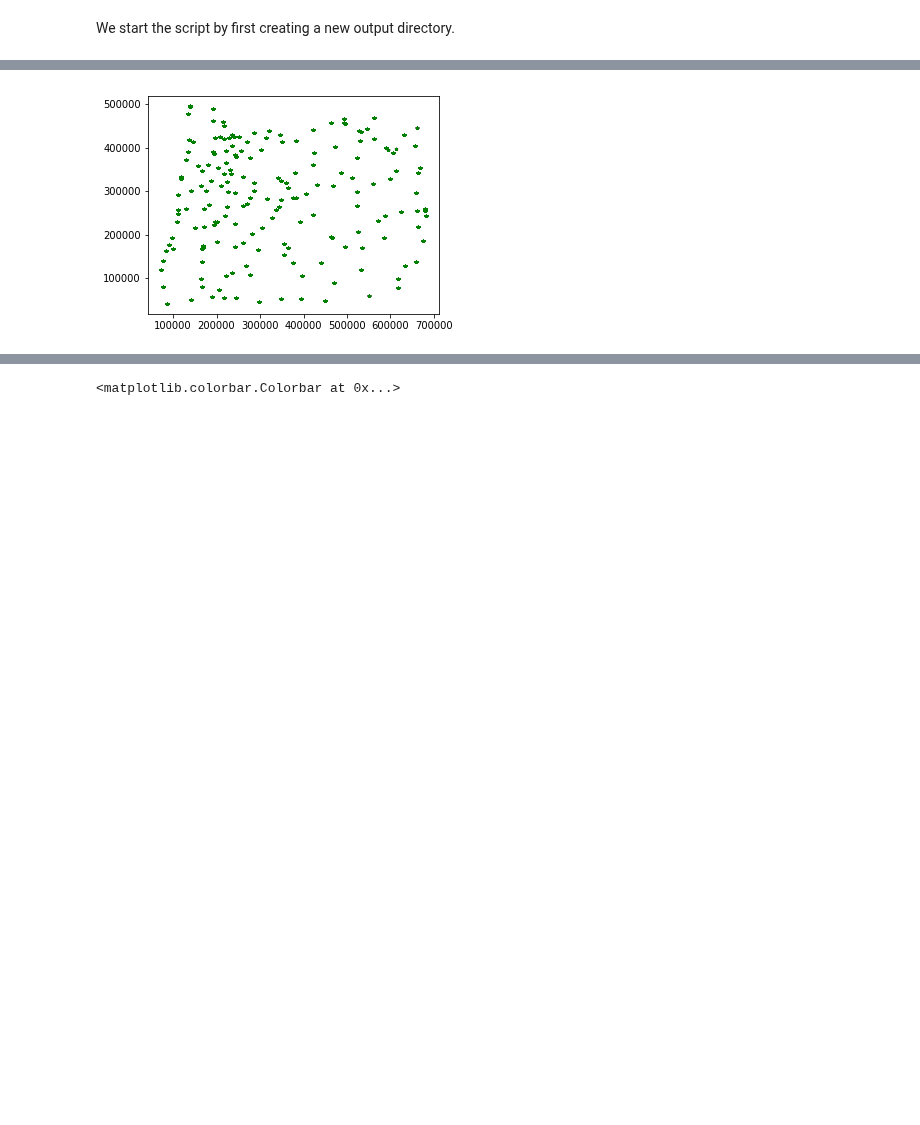
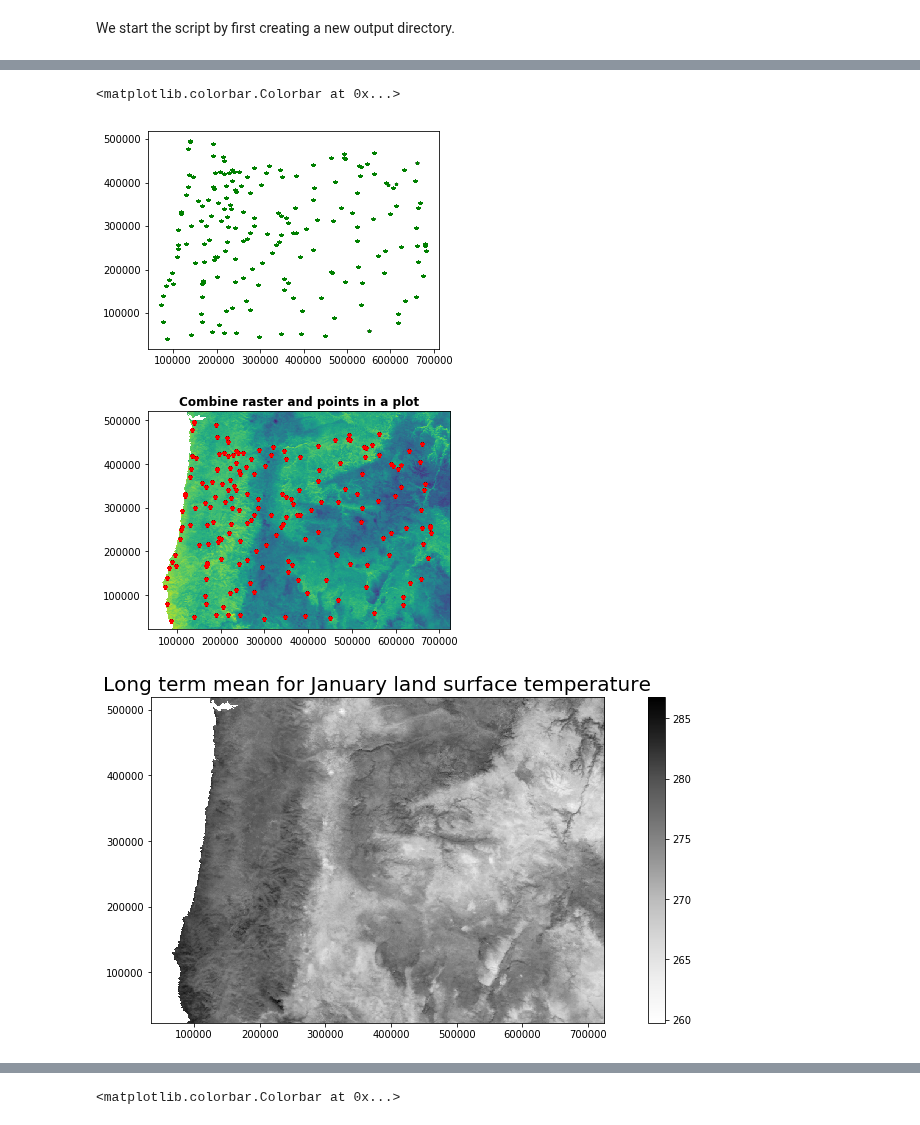
Before and after one commit to bparment1/workshops_courses_spatial_analyses, a Jupyter notebook: regression_temperature.ipynb, the cells around one changed output, grey strips where cells are left out. Saved outputs shown, nothing was run; the diff lists cells and outputs as text; code cells hidden in the pictures; blank space fills up the shorter version.

```diff
--- a/regression_temperature.ipynb
+++ b/regression_temperature.ipynb
@@ -195,31 +201,33 @@ RasterioIOError: /nfs/bparmentier-data/Data/workshop_spatial/climate_regression/
 # %%
 ##### Combine raster layer and geogpanda layer
 
 data_gpd.plot(marker="*",color="green",markersize=5)
 station_or = data_gpd.to_crs({'init': 'epsg:2991'}) #reproject to  match the  raster image
 
 ##### How to combine plots with rasterio package
 fig, ax = plt.subplots()
 rasterio.plot.show(lst1,ax=ax,
-                          clim=(259.0,287.0),)
+                          clim=(259.0,287.0),
+                  title="Combine raster and points in a plot")
 station_or.plot(ax=ax,marker="*",
               color="red",
                markersize=10)
 
 ##### How to combine plots with matplotlib package
 fig, ax = plt.subplots(figsize = (16,6))
 lst_plot = ax.imshow(r_lst1,
                        cmap='Greys',
                        extent=spatial_extent)
 ax.set_title("Long term mean for January land surface temperature", fontsize= 20)
 fig.colorbar(lst_plot)
 
 #https://stackoverflow.com/questions/9662995/matplotlib-change-title-and-colorbar-text-and-tick-colors
 # turn off the x and y axes for prettier plotting
 #ax.set_axis_off(); #this removes coordinates on the plot
-data_gpd.plot(marker="*",color="green",markersize=5)
-station_or = data_gpd.to_crs({'init': 'epsg:2991'})
 # %% [output]
+<matplotlib.colorbar.Colorbar at 0x...>
 [figure]
+[figure, added]
+[figure, added]
 # %%
 #https://www.earthdatascience.org/courses/earth-analytics-python/lidar-raster-data/customize-matplotlib-raster-maps/
```
Also changed, not shown: parts of 5 cells of this notebook.
